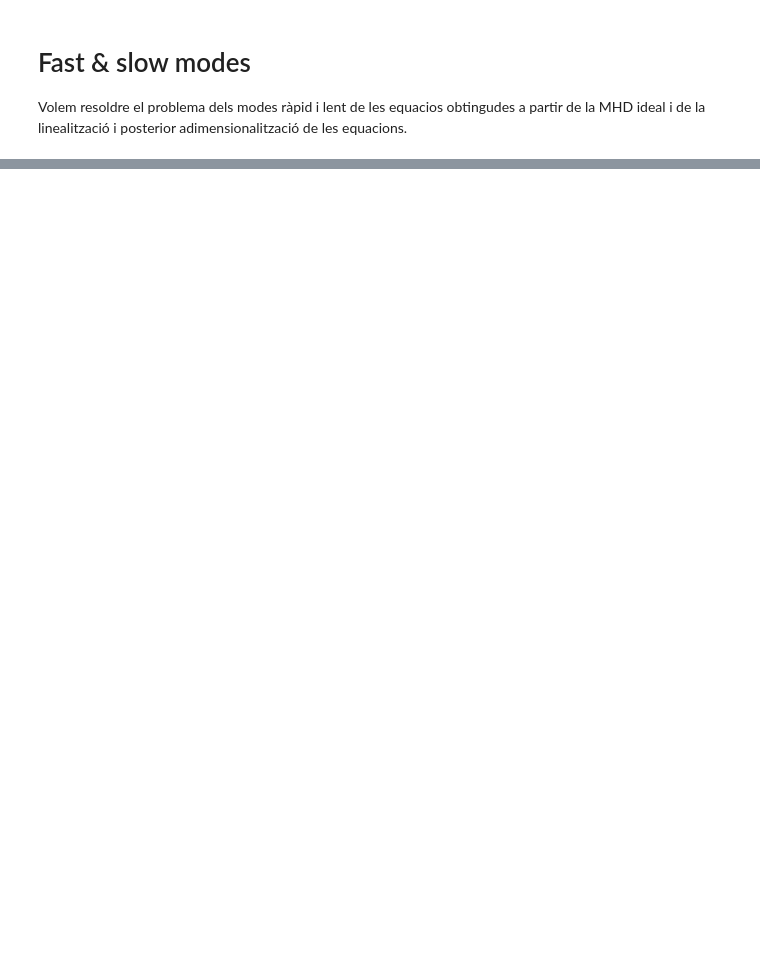
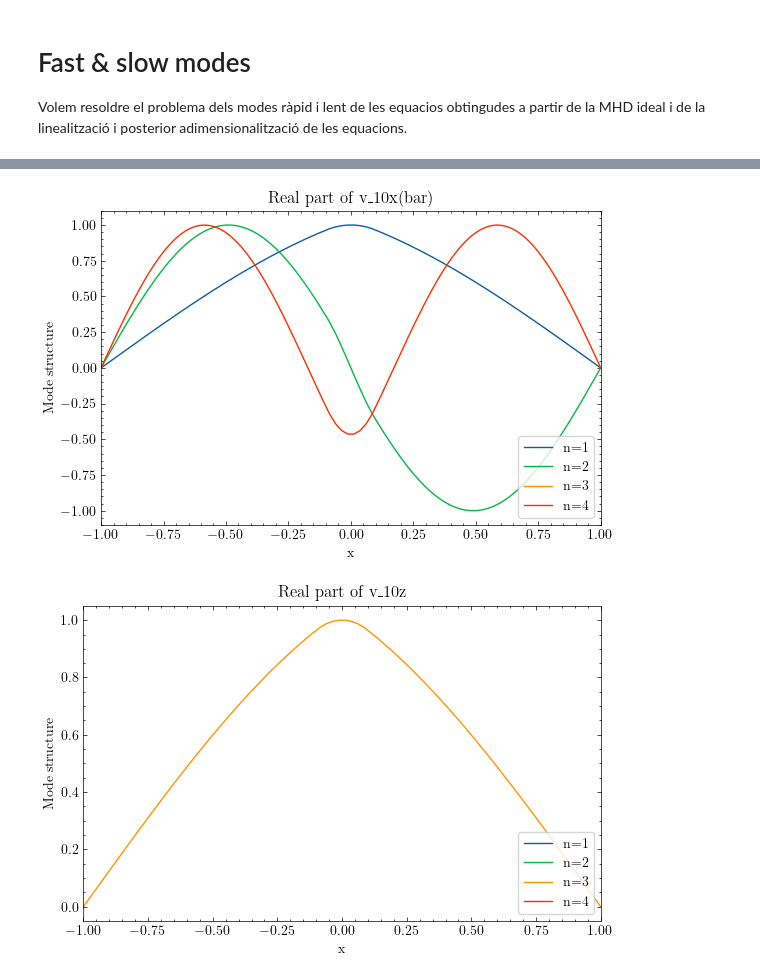
Before and after one commit to JoanRibotOliver/TFG, a Jupyter notebook: Fast & slow modes.ipynb, the cells around one changed output, grey strips where cells are left out. Saved outputs shown, nothing was run; the diff lists cells and outputs as text; code cells hidden in the pictures; blank space fills up the shorter version.

```diff
--- a/Fast & slow modes.ipynb
+++ b/Fast & slow modes.ipynb
@@ -55,13 +55,8 @@ c2['g'] = np.piecewise(x, [x < -xp, (-xp <= x) * (x <= xp), x > xp], [cc2, cp2,
 vA2 = dist.Field(name='vA2', bases=xbasis) # vA2 = Alfven velocity squared
 vA2['g'] = np.piecewise(x, [x < -xp, (-xp <= x) * (x <= xp), x > xp], [vAc2, vAp2, vAc2]) # Representa la velocitat d'Alfven en l'espai real ('g') a trossos.
 kz = dist.Field(name='kz', bases=xbasis) # kz = Wave number in the z direction
-
-### Auxiliars de les derivades ###
-tau_1 = dist.Field(name='tau_1')
-tau_2 = dist.Field(name='tau_2')
-tau_3 = dist.Field(name='tau_3')
-tau_4 = dist.Field(name='tau_4')
-tau_5 = dist.Field(name='tau_5')
+#kz['g'] = 0 # Representa el nombre d'ona en la direcció z en l'espai real ('g').
+kz['g'] = np.piecewise(x, [x < -xp, (-xp <= x) * (x <= xp), x > xp], [0, 0, 0]) # Representa el nombre d'ona en la direcció z en l'espai real ('g') a trossos.
 
 ### Autovalors ###
 s = dist.Field(name='s') # AUTOVALOR ω^2 = s
@@ -72,13 +67,18 @@ Bz = dist.Field(name='Bz', bases=xbasis) # Bz = Magnetic field in the z directio
 B0 = dist.Field(name='B0', bases=xbasis) # B0 = Constant magnetic
 
 ### Densitats ###
-rho0 = dist.Field(name='rho0', bases=xbasis) # rho0 = Density of the plasma
-
+rho0 = dist.Field(name='rho0', bases=xbasis) # rho0 = Density of the plasma  ρ0
 rho10 = dist.Field(name='rho10', bases=xbasis) # rho = Variation density of the plasma   ρ10
 rho10['g'] = np.piecewise(x, [x < -xp, (-xp <= x) * (x <= xp), x > xp], [1, 1, 1]) # Representa la densitat en l'espai real ('g') a trossos.
 
 # Definir bé la densitat...
 
+### Auxiliars de les derivades ###
+tau_1 = dist.Field(name='tau_1')
+tau_2 = dist.Field(name='tau_2')
+tau_3 = dist.Field(name='tau_3')
+tau_4 = dist.Field(name='tau_4')
+# tau_5 = dist.Field(name='tau_5')
 
 
 """ Substitucions """
@@ -90,12 +90,15 @@ ux = dx(u) + lift(tau_1) # First-order reduction of the velocity in the x direct
 uxx = dx(ux) + lift(tau_2) # Second-order reduction of the velocity in the x direction
 wx = dx(w) + lift(tau_3) # First-order reduction of the velocity in the z direction
 wxx = dx(wx) + lift(tau_4) # Second-order reduction of the velocity in the z direction
-rho10x = dx(rho10) +  lift(tau_5) # First-order reduction of the density variation ### realment no és necessari ja que amb l'ajuda de l'equació (12) s'elimina aquesta derivada.
+#rho10x = dx(rho10) +  lift(tau_5) # First-order reduction of the density variation ### realment no és necessari ja que amb l'ajuda de l'equació (12) s'elimina aquesta derivada.
+
 # No és convenient posar directament dx(u) a l'equació ja que faltaria el lift... s'ha de definir bé la derivada
 # No definim derivada temporal ja que és un EVP!!!
 
 
+
 # RESOLDRE PRIMER SUBSTITUINT BX, BZ i RHO i només resolent 2 eqs... i 4 eqs de contorn, només resolem per u i w
+
 
 
 # tenim v_alfven i cp que primer constants i després piecewice
@@ -122,22 +125,17 @@ problem = d3.EVP([u, w, tau_1, tau_2, tau_3, tau_4], eigenvalue=s, namespace=loc
 
 # Problema d'ones d'Alfvén ~ corda guitarra amb densitat variable
 #problem.add_equation("s * u  +  vA2 * uxx  =  0") # (12)
-#problem.add_equation("s * u  +  c2 * uxx +  kz * c2 * wx  =  0") # (17')
-problem.add_equation("s * u  +  c2 * uxx  =  0") # (17')
-problem.add_equation("s * w  +  vA2 * wxx  =  0") # (19') # amb kz = 0 hauríem d'obtenir una molt semblant a la (17'), amb la velocitat en z, la constant d'Alfvén i un signe girat?
-# SIGNEEEE!!!
+# problem.add_equation("s * u  +  c2 * uxx  =  0") # (17') # amb kz = 0
+# problem.add_equation("s * w  +  vA2 * wxx  =  0") # (19') # amb kz = 0. Hauríem d'obtenir una molt semblant a la (17') però amb la velocitat en z i la constant d'Alfvén
+problem.add_equation("s * u  +  c2 * uxx  +  kz * c2 * wx  =  0") # (17')
+problem.add_equation("vA2 * wxx  +  c2 * kz * ux  +  (-c2 * kz**2 - vA2 * kz**2 + s) * w  =  0") # (19')
 problem.add_equation("u(x=xmin) = 0")
 problem.add_equation("u(x=xmax) = 0")
 problem.add_equation("w(x=xmin) = 0")
 problem.add_equation("w(x=xmax) = 0")
-#problem.add_equation("kz = 0")
 
 
-# Problema d'una corda amb densitat variable
-# problem = d3.EVP([u,tau_1, tau_2,], eigenvalue=s, namespace=locals())
-# problem.add_equation("s*u + c2 * uxx = 0")
-# problem.add_equation("u(x=xmin) = 0")
-# problem.add_equation("u(x=xmax) = 0")
+# Perquè no em representa tots els modes? Diu que divideix entre 0...?
 
 
 # Falten definir les equacions de la densitat, el camp magnètic, la velocitat, etc. Per això dona error.
@@ -191,7 +189,7 @@ plt.tight_layout()
 # plt.savefig("eigenvectors.png", dpi=200)
 
 
-# A l'hora de representar la part real de les autofuncions has de tenir clar que la velocitat u és en la direcció x i la w en z.
+# A l'hora de representar la part real de les autofuncions has de tenir clar que la velocitat u és en la direcció x i la w en z. També que v10x és imaginària i v10z és real.
 # A més, el que es representa és la velocitat, no la corda en sí. Llavors un node implica velocitat nul·la, llavors aquell punt no es mou.
 # Els màxims i mínims són els punts on la velocitat és màxima, no és que la corda es deformi amb aquella forma.
 # %% [output]
@@ -200,0 +200,2 @@ Number of equations: 6
+[figure, added]
+[figure, added]
```
Also changed, not shown: parts of 1 cell of this notebook.
